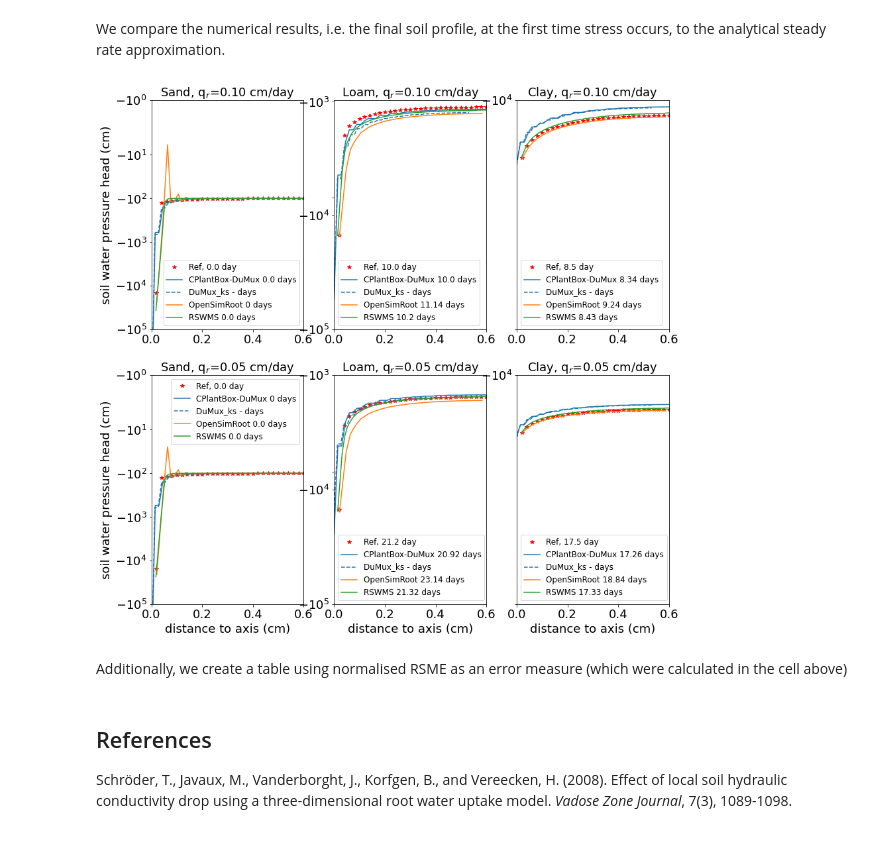
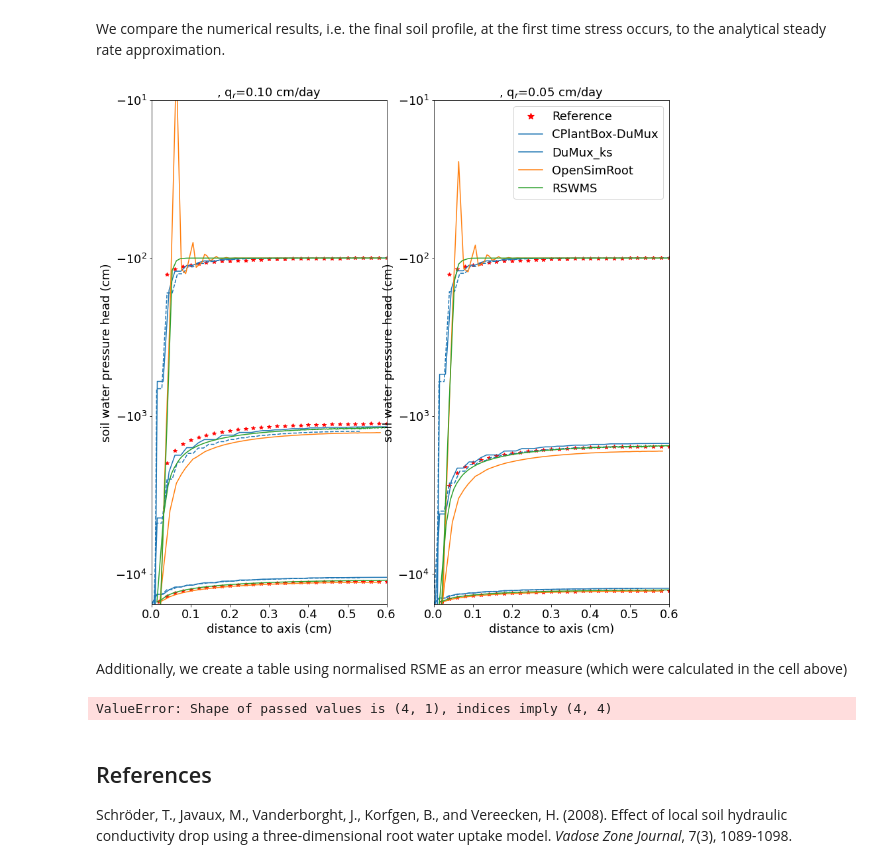
Before and after one commit to RSA-benchmarks/collaborative-comparison, a Jupyter notebook: C1 Coupled problem, static RSA/C1.1 Single root/C1.1 Automated comparison.ipynb, the cells around one changed output. Cells and saved outputs as stored; diff of their text form; code cells hidden in the pictures.

```diff
--- a/C1 Coupled problem, static RSA/C1.1 Single root/C1.1 Automated comparison.ipynb
+++ b/C1 Coupled problem, static RSA/C1.1 Single root/C1.1 Automated comparison.ipynb
@@ -37,14 +37,14 @@ Next, we prepare the analytical solution plots for two transpiration scenarios
 # %%
 def plot_analytical():
     global h_stressonset, wc_stressonset
-    fig, ax = plt.subplots(2, 3,figsize=(14, 14))
+    fig, ax = plt.subplots(1,2,figsize=(14,14))
     h_out = np.linspace(-100,-14500,100) #cm
     h_lim = -15000 # cm
-    q_out = 0 # q_root * (r_root/(2*r_out))
+    q_out = 0
     r = np.linspace(r_root, r_out, 30)
     h_stressonset = np.zeros((6,len(r)))
     wc_stressonset = np.zeros((6,len(r)))
-    ind = 0
+    ind = 0 ; line_ref=np.zeros((2,1))
     soils = ["Sand", "Loam", "Clay"]
     for s,soil in enumerate([sand, loam, clay]):
         for q,q_root in enumerate([0.1,0.05]):    # q_root in [cm/d], high and low transpiration
@@ -62,23 +62,18 @@ def plot_analytical():
 
             Q = np.trapz(wc_stressonset[ind,:]*r,r)
             simtime=((r_out**2-r_root**2)*3.14*water_content(-100,soil) - Q*2*3.14)/(2*r_root*3.14*q_root)
-            ax[int(q),int(s)].semilogy(r,h_stressonset[ind,:],'r*',label='Ref, '+"{:.1f}".format(simtime)+" day")
-            ax[1,s].set_xlabel("distance to axis (cm)")
-            ax[q,0].set_ylabel("soil water pressure head (cm)")
-            #ax[q,1].set_yticklabels([]);ax[int(q),2].set_yticklabels([])
-            #ax[q,s].set_ylim(-15000,0)
-            ax[q,s].set_yscale('symlog')
-            ax[q,s].legend()
-            ax[q,s].title.set_text(soils[int(s)]+r', q$_{r}$='+"{:.2f}".format(q_root)+" cm/day")
+            ax[int(q)].plot(r,h_stressonset[ind,:] ,'r*')
+            ax[q].set_xlabel("distance to axis (cm)")
+            ax[q].set_ylabel("soil water pressure head (cm)")
+            ax[q].set_yscale('symlog')
+            ax[q].title.set_text(r', q$_{r}$='+"{:.2f}".format(q_root)+" cm/day")  #(soils[int(s)]+r', q$_{r}$='+"{:.2f}".format(q_root)+" cm/day")
             ind=ind+1
     return fig, ax
-
-# fig, ax = plot_analytical()
-# plt.show()
 # %% [markdown]
 We compare the numerical results, i.e. the final soil profile, at the first time stress occurs, to the analytical steady rate approximation.
 # %%
 fig, ax = plot_analytical() # prepare analyltic solution plot
+
 r, nrmse, nn, l, lsoil, lqroot = [], [], [], [], [], []
 lsoils=["Sand","Loam","Clay"]
 lqroots=[0.1,0.05]
@@ -98,42 +93,48 @@ for dirname, dirnames, filenames in os.walk('C1.1 Numerical results/.'):
                     data.append(s)
             if "_ks" in f:
                 cc -= 1; ls="dashed"
             else:
                 ls="solid"
             stressonset_=stressonset.get(f)
+            l.append(f)
             for k in range(0,3): # axis
                 for j in range(0,2):
                     if stressonset_ is None:
                         stresslabel="-"
                     else:
                         stresslabel=str(round(stressonset_[3*j+k],2))
                     r_n = data[2*(3*j+k)]
                     h_n = data[2*(3*j+k)+1]; #h_n=np.abs(h_n)
-                    ax[j,k].semilogy(r_n, h_n, color = col[cc], label = f+" "+stresslabel+" days", linewidth = 1.5, linestyle=ls) # numeric solution
-                    ax[j,k].legend(prop={'size': 12}) # update legend
-                    ax[j,k].set_yscale('symlog')
+                    ax[j].plot(r_n, h_n, color = col[cc], linewidth = 1.5, linestyle=ls) # numeric solution
+                    ax[j].set_yscale('symlog')
                     if max(h_n)>maxhn[j,k]: maxhn[j,k]=max(h_n)
-                    ax[j,k].set_xlim([0,0.6]); ax[j,k].set_ylim([-15000,min(maxhn[j,k]+200,-1)])
-                    l.append(f)
+                    ax[j].set_xlim([0,0.6]); ax[j].set_ylim([-15500,-10]);
                     lsoil.append(lsoils[k])
                     lqroot.append(lqroots[j])
                     nn.append(len(h_n))
                     r_a = np.linspace(r_root, r_out, 30)
                     h_a = h_stressonset[3*j+k,:]
                     interp = interp1d(r_n, h_n, kind='linear',fill_value='extrapolate', bounds_error = False)
                     h_n = interp(sorted(r_a)) # numerical solution at points of analytical solution
                     nrmse.append(nRMSE(h_a,h_n)) # calculate metrics
             cc += 1
         except Exception as ex:
             print("Something went wrong with file "+f)
             raise
-ax[0,0].set_yticks([-100000,-10000,-1000,-100,-10,-1]); ax[1,0].set_yticks([-100000,-10000,-1000,-100,-10,-1]);
-ax[0,1].set_yticks([-100000,-10000,-7000,-1000]); ax[1,1].set_yticks([-100000,-10000,-7000,-1000]);
-ax[0,2].set_yticks([-10000,.]); ax[1,2].set_yticks([-50000,-10000]);
+l.insert(0,"Reference")
+
+import matplotlib.lines as mlines
+l1 = mlines.Line2D([], [], color='red', marker='*', linestyle='None', markersize=10, label='Reference')
+l2 = mlines.Line2D([], [], color=col[0], label='CPlantBox-DuMux')
+l3 = mlines.Line2D([], [], color=col[0], label='DuMux_ks')
+l4 = mlines.Line2D([], [], color=col[1], label='OpenSimRoot')
+l5 = mlines.Line2D([], [], color=col[2], label='RSWMS')
+plt.legend(handles=[l1,l2,l3,l4,l5],prop={'size': 18})
+
 plt.savefig('c11_results.png', dpi=300, bbox_inches = "tight")
 plt.show()
 # %% [output]
-[figure, old version]
+[figure, new version]
 # %% [markdown]
 Additionally, we create a table using normalised RSME as an error measure (which were calculated in the cell above)
 # %%
@@ -184,6 +185,8 @@ def render_mpl_table(data, col_width=3.0, row_height=0.625, font_size=14,
 
 fig,ax = render_mpl_table(df, header_columns=0, col_width=2.0)
 fig.savefig("table_c1l.png")
+# %% [output]
+ValueError: Shape of passed values is (4, 1), indices imply (4, 4)
 # %%
 #sand = Parameters(0.02, 0.46, 0.0144, 1.534, 15.42, -0.215)
 #loam = Parameters(0.01, 0.42, 0.0084, 1.441, 12.98, -1.497)
```
Also changed, not shown: 1 other file.
